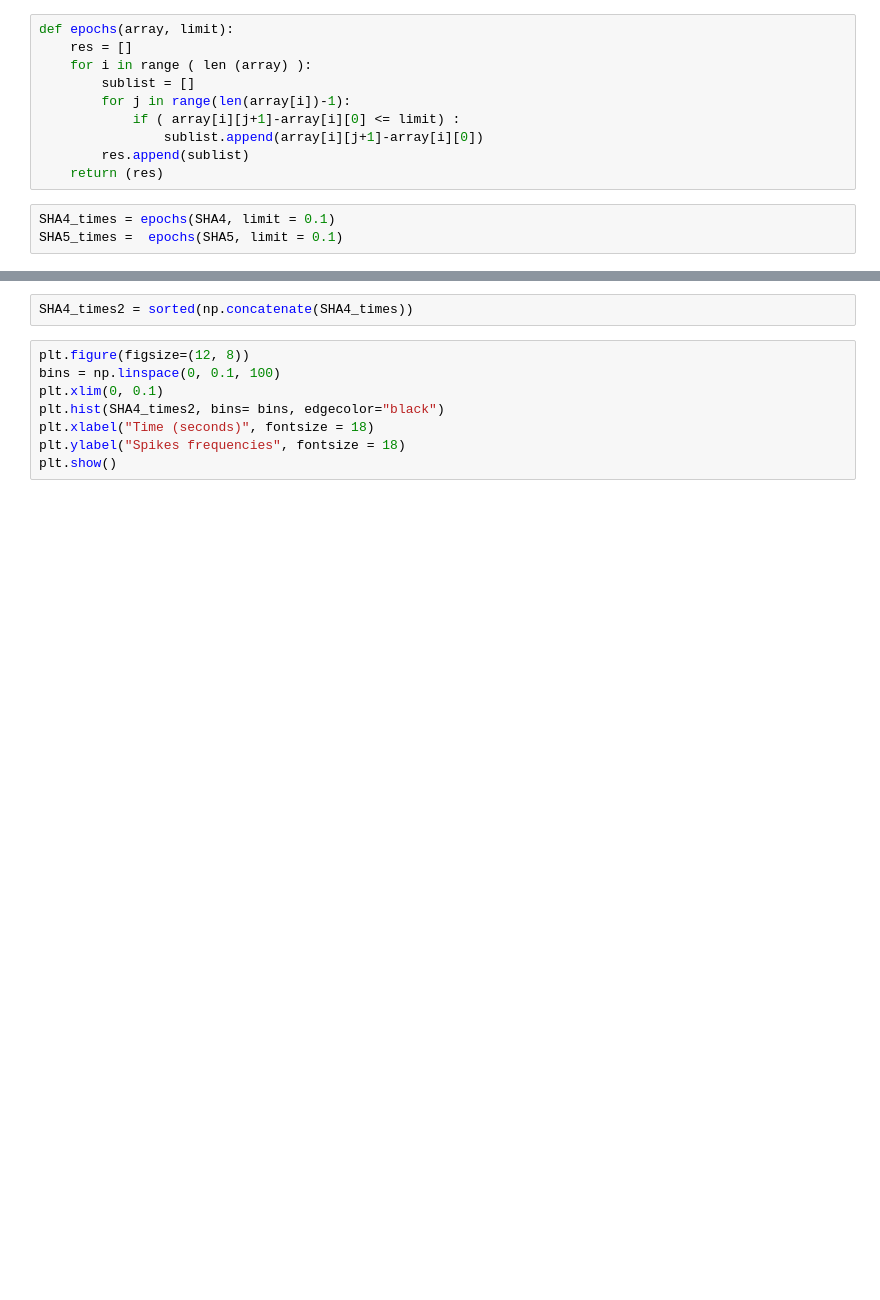
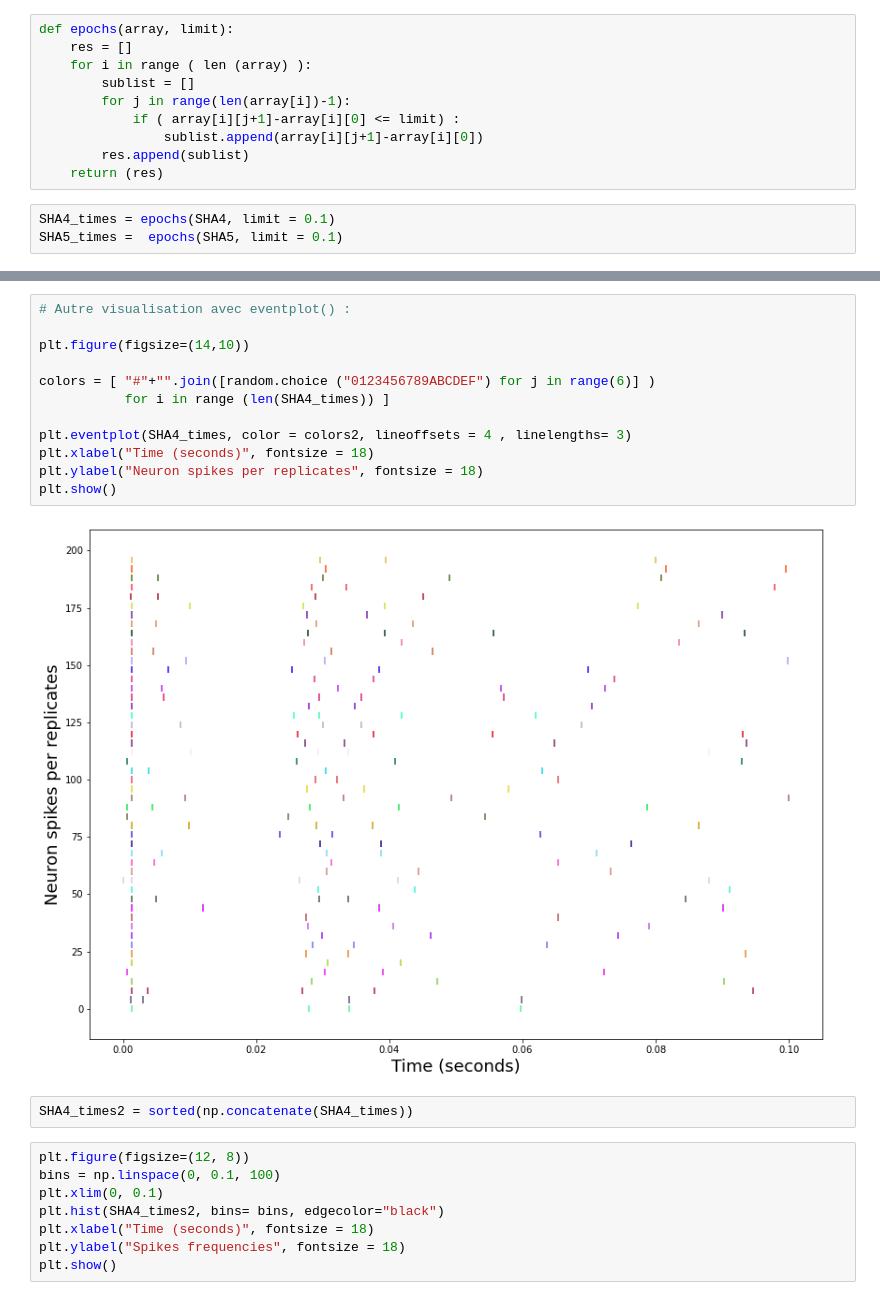
Before and after one commit to neonicoo/TPs-Stochastic-Processes, a Jupyter notebook: TP-Spike-trains-modeling-poisson-process.ipynb, the cells around one changed output, grey strips where cells are left out. Drawn from its saved outputs; the diff is of its cells as text; blank space fills up the shorter version.

```diff
--- a/TP-Spike-trains-modeling-poisson-process.ipynb
+++ b/TP-Spike-trains-modeling-poisson-process.ipynb
@@ -60,3 +112,17 @@ plt.show
+# %%
+# Autre visualisation avec eventplot() :
+
+plt.figure(figsize=(14,10))
+
+colors = [ "#"+"".join([random.choice ("0123456789ABCDEF") for j in range(6)] )
+           for i in range (len(SHA4_times)) ]
+
+plt.eventplot(SHA4_times, color = colors2, lineoffsets = 4 , linelengths= 3)
+plt.xlabel("Time (seconds)", fontsize = 18)
+plt.ylabel("Neuron spikes per replicates", fontsize = 18)
+plt.show()
+# %% [output]
+[figure, added]
 # %%
 SHA4_times2 = sorted(np.concatenate(SHA4_times))
 # %%
```
Also changed, not shown: parts of 13 cells of this notebook.
